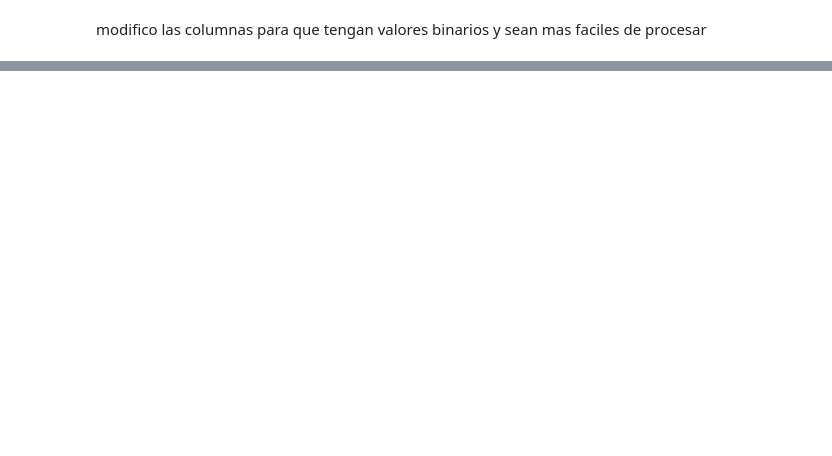
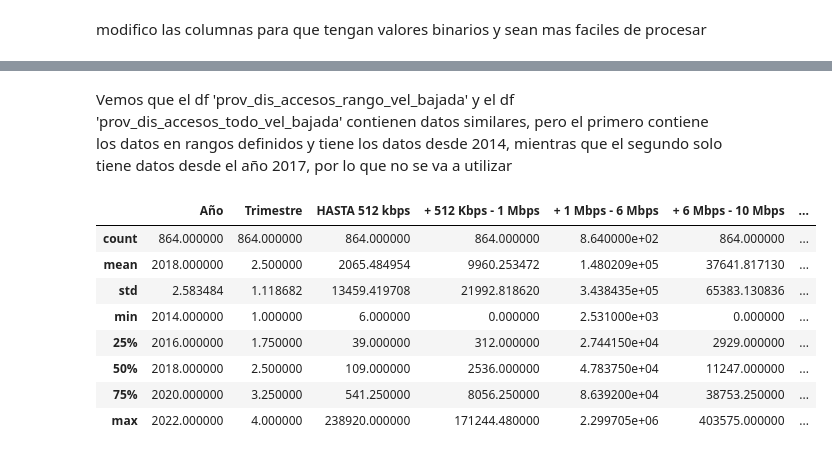
Before and after one commit to CarlosHadla/Proyecto-Telecomunicaciones-Carlos-Hadla, a Jupyter notebook: EDA.ipynb, the cells around one changed output, grey strips where cells are left out. Saved outputs shown, nothing was run; the diff lists cells and outputs as text; code cells hidden in the pictures; blank space fills up the shorter version.

```diff
--- a/EDA.ipynb
+++ b/EDA.ipynb
@@ -846,0 +761,14 @@ listado_localidades_conectividad_internet.to_csv("./csv_corregidos/listado_local
+# %% [markdown]
+Vemos que el df 'prov_dis_accesos_rango_vel_bajada' y el df 'prov_dis_accesos_todo_vel_bajada' contienen datos similares, pero el primero contiene los datos en rangos definidos y tiene los datos desde 2014, mientras que el segundo solo tiene datos desde el año 2017, por lo que no se va a utilizar
+# %%
+prov_dis_accesos_rango_vel_bajada.describe()
+# %% [output]
+|  | Año | Trimestre | HASTA 512 kbps | + 512 Kbps - 1 Mbps | + 1 Mbps - 6 Mbps | + 6 Mbps - 10 Mbps | ... |
+| count | 864.000000 | 864.000000 | 864.000000 | 864.000000 | 8.640000e+02 | 864.000000 | ... |
+| mean | 2018.000000 | 2.500000 | 2065.484954 | 9960.253472 | 1.480209e+05 | 37641.817130 | ... |
+| std | 2.583484 | 1.118682 | 13459.419708 | 21992.818620 | 3.438435e+05 | 65383.130836 | ... |
+| min | 2014.000000 | 1.000000 | 6.000000 | 0.000000 | 2.531000e+03 | 0.000000 | ... |
+| 25% | 2016.000000 | 1.750000 | 39.000000 | 312.000000 | 2.744150e+04 | 2929.000000 | ... |
+| 50% | 2018.000000 | 2.500000 | 109.000000 | 2536.000000 | 4.783750e+04 | 11247.000000 | ... |
+| 75% | 2020.000000 | 3.250000 | 541.250000 | 8056.250000 | 8.639200e+04 | 38753.250000 | ... |
+| max | 2022.000000 | 4.000000 | 238920.000000 | 171244.480000 | 2.299705e+06 | 403575.000000 | ... |
```
Also changed, not shown: parts of 189 cells of this notebook, 52 other files.
